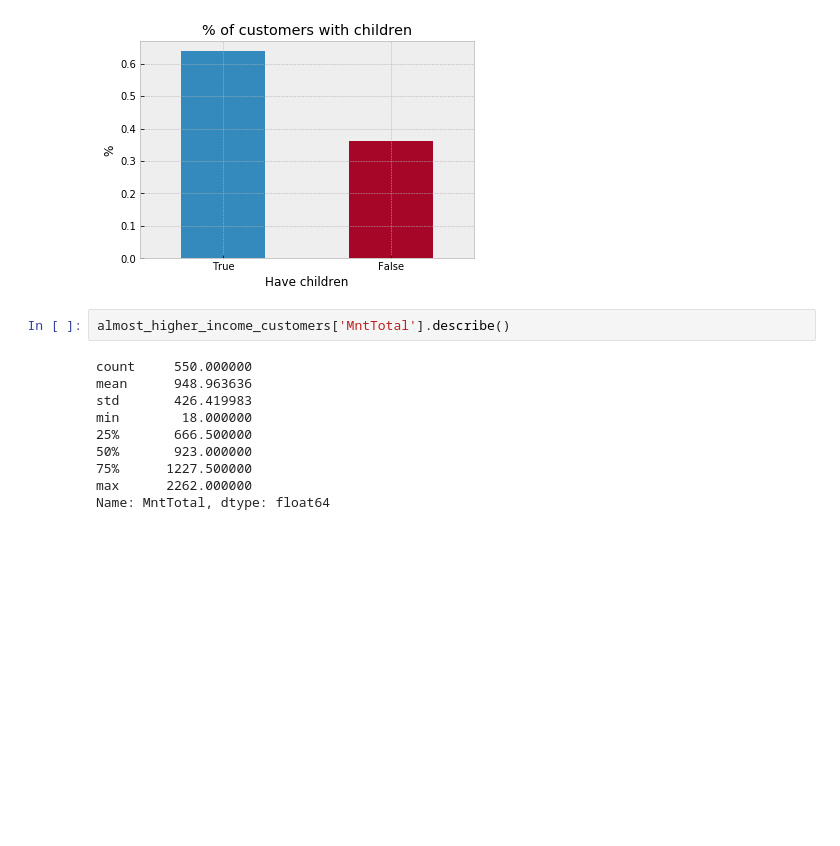
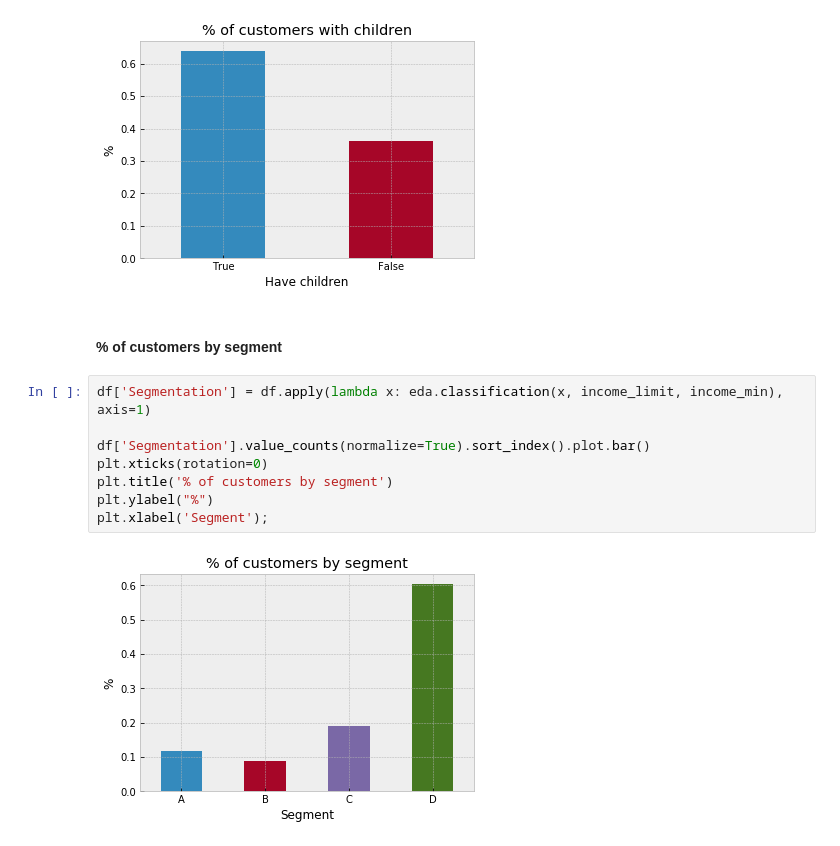
Before and after one commit to Danielgmelo/ifood, a Jupyter notebook: my_project/notebooks/segmentation.ipynb, the cells around one changed output. Saved outputs shown, nothing was run; the diff lists cells and outputs as text; blank space fills up the shorter version.

Commit message:
finished segmentation analysis

```diff
--- a/my_project/notebooks/segmentation.ipynb
+++ b/my_project/notebooks/segmentation.ipynb
@@ -289,15 +315,15 @@ print(almost_higher_income_customers['ID'].count())
 # %% [output]
 550
 [figure]
-# %%
-almost_higher_income_customers['MntTotal'].describe()
-# %% [output]
-count     550.000000
-mean      948.963636
-std       426.419983
-min        18.000000
-25%       666.500000
-50%       923.000000
-75%      1227.500000
-max      2262.000000
-Name: MntTotal, dtype: float64
+# %% [markdown]
+#### % of customers by segment
+# %%
+df['Segmentation'] = df.apply(lambda x: eda.classification(x, income_limit, income_min), axis=1)
+
+df['Segmentation'].value_counts(normalize=True).sort_index().plot.bar()
+plt.xticks(rotation=0)
+plt.title('% of customers by segment')
+plt.ylabel("%")
+plt.xlabel('Segment');
+# %% [output]
+[figure, added]
```
Also changed, not shown: parts of 6 cells of this notebook, 2 other files.
